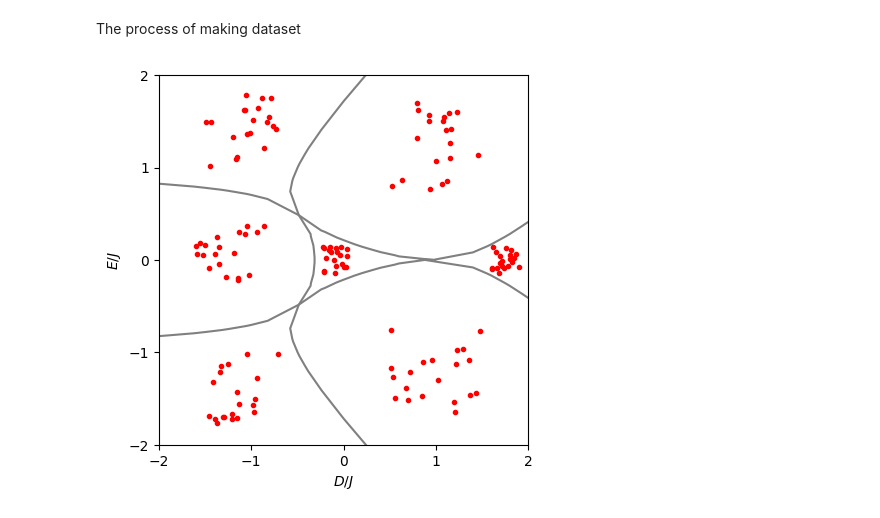
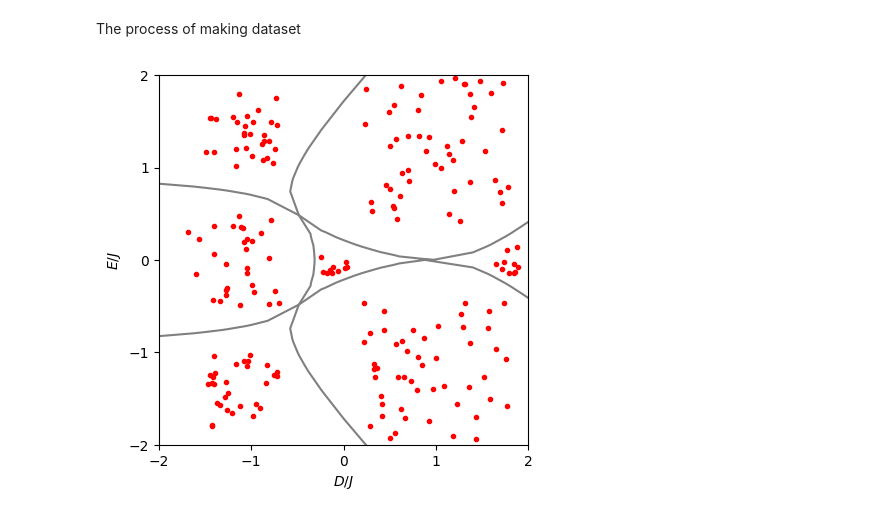
Before and after one commit to mehrankhosrojerdi/4th_project_with_UCL, a Jupyter notebook: recunstruct_phase_diagram.ipynb, the cells around one changed output. Cells and saved outputs as stored; diff of their text form; code cells hidden in the pictures.

Commit message:
random part is added whereas result is not good

```diff
--- a/recunstruct_phase_diagram.ipynb
+++ b/recunstruct_phase_diagram.ipynb
@@ -102,15 +102,14 @@ def get_random_points(num_points, x, y, r):
     y = np.random.uniform(y-r, y+r, num_points)
     return x, y
 
-num_points = 20
 phase_points = [
-    (-1.1, 1.4),  # 1: Large-Ex
-    (-1.1, -1.4), # 2: Large-Ey
-    (-1.2, 0.0),  # 3: z-Neel
-    (1, 1.2),   # 4: y-Neel
-    (1, -1.2),  # 5: x-Neel
-    (1.75, 0.0),   # 6: Large-D
-    (-0.1, 0.0),   # 7: Haldane
+    (-1.1, 1.4),  # 0: Large-Ex
+    (-1.1, -1.4), # 1: Large-Ey
+    (-1.2, 0.0),  # 2: z-Neel
+    (1, 1.2),   # 3: y-Neel
+    (1, -1.2),  # 4: x-Neel
+    (1.75, 0.0),   # 5: Large-D
+    (-0.1, 0.0),   # 6: Haldane
 ]
 
 feature_x = []
@@ -121,48 +120,48 @@ def data(i, x, y, num_points):
     [target_points.append(i) for _ in range(num_points)]
     feature_x.extend(x.tolist())
     feature_y.extend(y.tolist())
 
 for i, point in enumerate(phase_points):
     x, y = point
     if i == 0:
-        x_list, y_list = get_random_points(num_points, x=x, y=y, r=0.4)
+        x_list, y_list = get_random_points(num_points=30, x=x, y=y, r=0.4)
         plt.plot(x_list, y_list, '.', color='red')
-        data(i, x_list, y_list, num_points)
+        data(i, x_list, y_list, num_points=30)
     elif i == 1:
-        x_list, y_list = get_random_points(num_points, x=x, y=y, r=0.4)
+        x_list, y_list = get_random_points(num_points=30, x=x, y=y, r=0.4)
         plt.plot(x_list, y_list, '.', color='red')
-        data(i, x_list, y_list, num_points)
+        data(i, x_list, y_list, num_points=30)
     elif i == 2:
-        x_list, y_list = get_random_points(num_points, x=x, y=y, r=0.4)
+        x_list, y_list = get_random_points(num_points=30, x=x, y=y, r=0.5)
         plt.plot(x_list, y_list, '.', color='red')
-        data(i, x_list, y_list, num_points)
+        data(i, x_list, y_list, num_points=30)
     elif i == 3:
-        x_list, y_list = get_random_points(num_points, x=x, y=y, r=0.5)
+        x_list, y_list = get_random_points(num_points=50, x=x, y=y, r=0.8)
         plt.plot(x_list, y_list, '.', color='red')
-        data(i, x_list, y_list, num_points)
+        data(i, x_list, y_list, num_points=50)
     elif i == 4:
-        x_list, y_list = get_random_points(num_points, x=x, y=y, r=0.5)
+        x_list, y_list = get_random_points(num_points=50, x=x, y=y, r=0.8)
         plt.plot(x_list, y_list, '.', color='red')
-        data(i, x_list, y_list, num_points)
+        data(i, x_list, y_list, num_points=50)
     elif i == 5:
-        x_list, y_list = get_random_points(num_points, x=x, y=y, r=0.15)
+        x_list, y_list = get_random_points(num_points=10, x=x, y=y, r=0.15)
         plt.plot(x_list, y_list, '.', color='red')
-        data(i, x_list, y_list, num_points)
+        data(i, x_list, y_list, num_points=10)
     elif i == 6:
-        x_list, y_list = get_random_points(num_points, x=x, y=y, r=0.15)
+        x_list, y_list = get_random_points(num_points=10, x=x, y=y, r=0.15)
         plt.plot(x_list, y_list, '.', color='red')
-        data(i, x_list, y_list, num_points)
+        data(i, x_list, y_list, num_points=10)
 
 
 
 plt.axis('square')
 plt.xlim(-2,2),plt.ylim(-2,2)
 plt.xticks([-2,-1,0,1,2]),plt.yticks([-2,-1,0,1,2])
 plt.xlabel('$D/J$'),plt.ylabel('$E/J$')
 plt.savefig('Original_phase_diagram_with_random_points.png')
 plt.show()
 # %% [output]
-[figure, old version]
+[figure, new version]
 # %%
 pd.DataFrame({'x': feature_x, 'y': feature_y, 'target': target_points}).to_csv('random_train_dataset.csv', index=False)
 # %%
```
Also changed, not shown: 8 other files.
